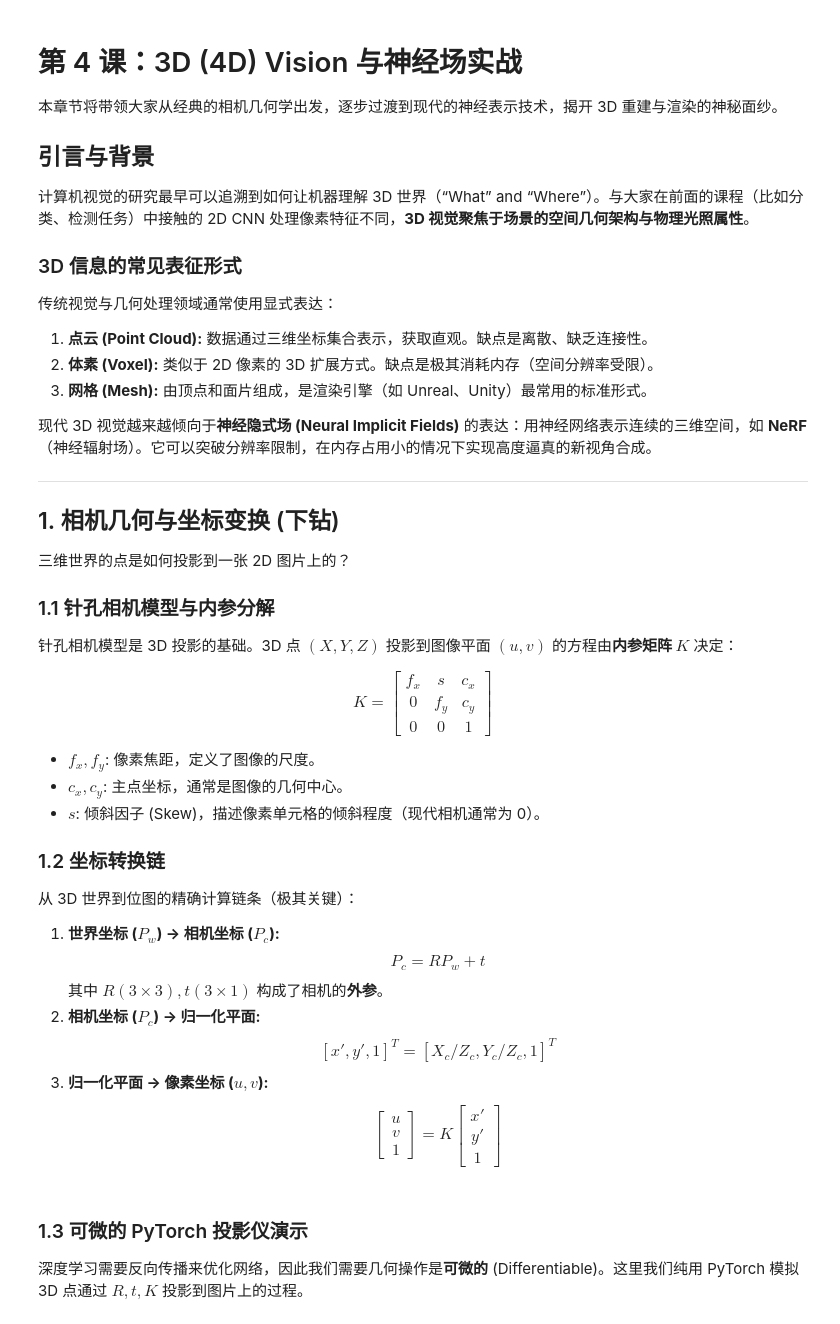
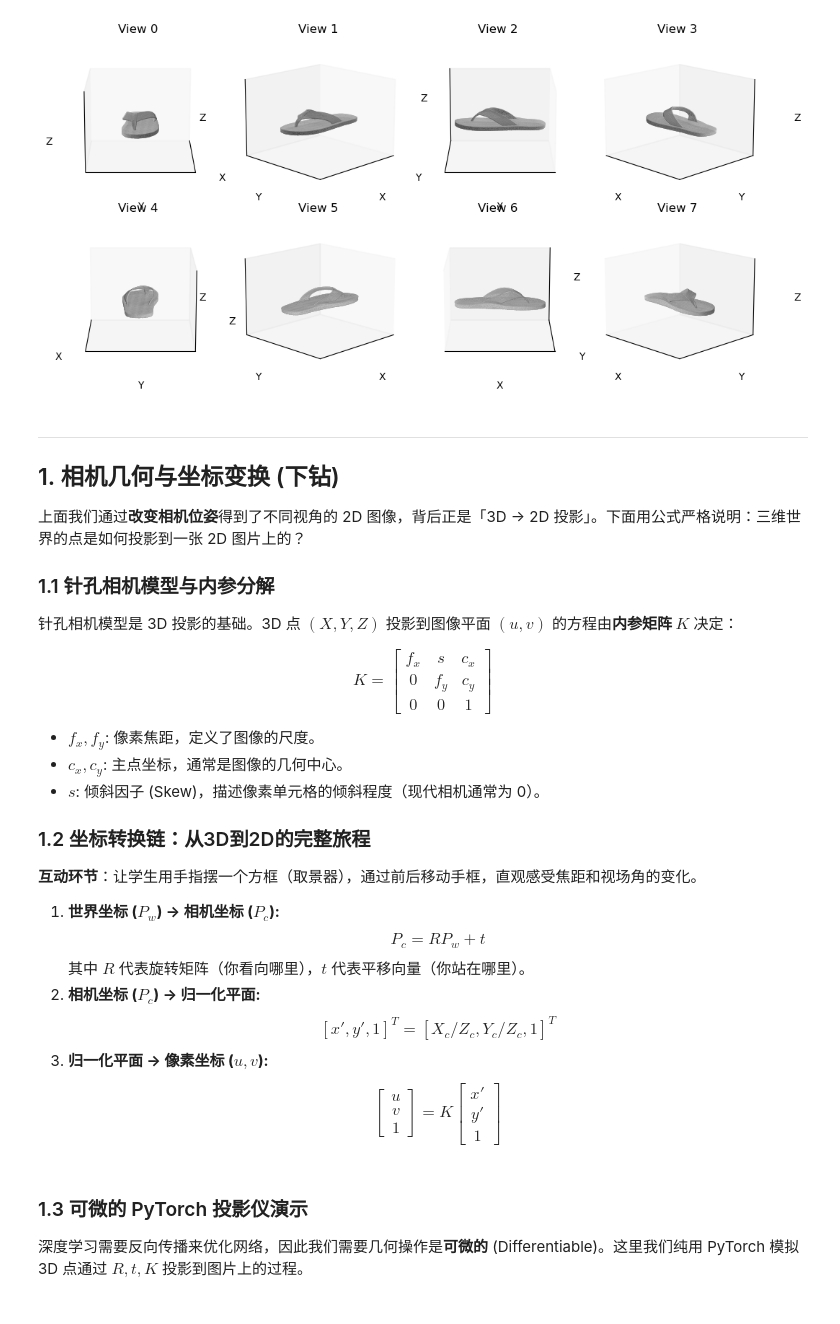
Before and after one commit to SII-mluyuan/deeplearning, a Jupyter notebook: class4/content.ipynb, the cells around one changed output. Cells and saved outputs as stored; diff of their text form; code cells hidden in the pictures.

```diff
--- a/class4/content.ipynb
+++ b/class4/content.ipynb
@@ -11,24 +124,37 @@ warnings.filterwarnings("ignore")
+# %%
+# 3. 绕模型一圈：相机沿圆周运动，直观理解「多视角」
+num_views = 8
+V, F = mesh.vertices, mesh.faces
+
+fig, axes = plt.subplots(2, 4, figsize=(10, 5), subplot_kw={"projection": "3d"})
+
+# 复用前面计算好的 center / scene_radius
+def set_equal_limits(ax):
+    r = scene_radius * 0.5
+    ax.set_xlim(center[0] - r, center[0] + r)
+    ax.set_ylim(center[1] - r, center[1] + r)
+    ax.set_zlim(center[2] - r, center[2] + r)
+    ax.grid(False)
+    ax.set_xticks([]); ax.set_yticks([]); ax.set_zticks([])
+
+for i in range(num_views):
+    ax = axes[i // 4, i % 4]
+    ax.plot_trisurf(V[:, 0], V[:, 1], V[:, 2], triangles=F, color="lightgray", alpha=0.95)
+    set_equal_limits(ax)
+    ax.view_init(elev=15, azim=360 * i / num_views)
+    ax.set_title(f"View {i}")
+    ax.set_xlabel("X"); ax.set_ylabel("Y"); ax.set_zlabel("Z")
+
+plt.tight_layout(pad=0.3, w_pad=0.4, h_pad=0.6)
+plt.show()
+# %% [output]
+[figure, added]
 # %% [markdown]
-# 第 4 课：3D (4D) Vision 与神经场实战
-
-本章节将带领大家从经典的相机几何学出发，逐步过渡到现代的神经表示技术，揭开 3D 重建与渲染的神秘面纱。
-
-## 引言与背景
-计算机视觉的研究最早可以追溯到如何让机器理解 3D 世界（“What” and “Where”）。与大家在前面的课程（比如分类、检测任务）中接触的 2D CNN 处理像素特征不同，**3D 视觉聚焦于场景的空间几何架构与物理光照属性**。
-
-### 3D 信息的常见表征形式
-传统视觉与几何处理领域通常使用显式表达：
-1. **点云 (Point Cloud):** 数据通过三维坐标集合表示，获取直观。缺点是离散、缺乏连接性。
-2. **体素 (Voxel):** 类似于 2D 像素的 3D 扩展方式。缺点是极其消耗内存（空间分辨率受限）。
-3. **网格 (Mesh):** 由顶点和面片组成，是渲染引擎（如 Unreal、Unity）最常用的标准形式。
-
-现代 3D 视觉越来越倾向于**神经隐式场 (Neural Implicit Fields)** 的表达：用神经网络表示连续的三维空间，如 **NeRF**（神经辐射场）。它可以突破分辨率限制，在内存占用小的情况下实现高度逼真的新视角合成。
-
 ---
 
 ## 1. 相机几何与坐标变换 (下钻)
 
-三维世界的点是如何投影到一张 2D 图片上的？
+上面我们通过**改变相机位姿**得到了不同视角的 2D 图像，背后正是「3D → 2D 投影」。下面用公式严格说明：三维世界的点是如何投影到一张 2D 图片上的？
 
 ### 1.1 针孔相机模型与内参分解
 针孔相机模型是 3D 投影的基础。3D 点 $(X, Y, Z)$ 投影到图像平面 $(u, v)$ 的方程由**内参矩阵 $K$** 决定：
@@ -39,11 +165,13 @@ $$K = \begin{bmatrix} f_x & s & c_x \\ 0 & f_y & c_y \\ 0 & 0 & 1 \end{bmatrix}$
 - **$c_x, c_y$**: 主点坐标，通常是图像的几何中心。
 - **$s$**: 倾斜因子 (Skew)，描述像素单元格的倾斜程度（现代相机通常为 0）。
 
-### 1.2 坐标转换链
-从 3D 世界到位图的精确计算链条（极其关键）：
+### 1.2 坐标转换链：从3D到2D的完整旅程
+
+**互动环节**：让学生用手指摆一个方框（取景器），通过前后移动手框，直观感受焦距和视场角的变化。
+
 1. **世界坐标 ($P_w$) → 相机坐标 ($P_c$):**
    $$P_c = R P_w + t$$
-   其中 $R (3\times3), t(3\times1)$ 构成了相机的**外参**。
+   其中 $R$ 代表旋转矩阵（你看向哪里），$t$ 代表平移向量（你站在哪里）。
 2. **相机坐标 ($P_c$) → 归一化平面:**
    $$[x', y', 1]^T = [X_c/Z_c, Y_c/Z_c, 1]^T$$
 3. **归一化平面 → 像素坐标 ($u, v$):**
```
Also changed, not shown: parts of 6 cells of this notebook, 5 other files.
